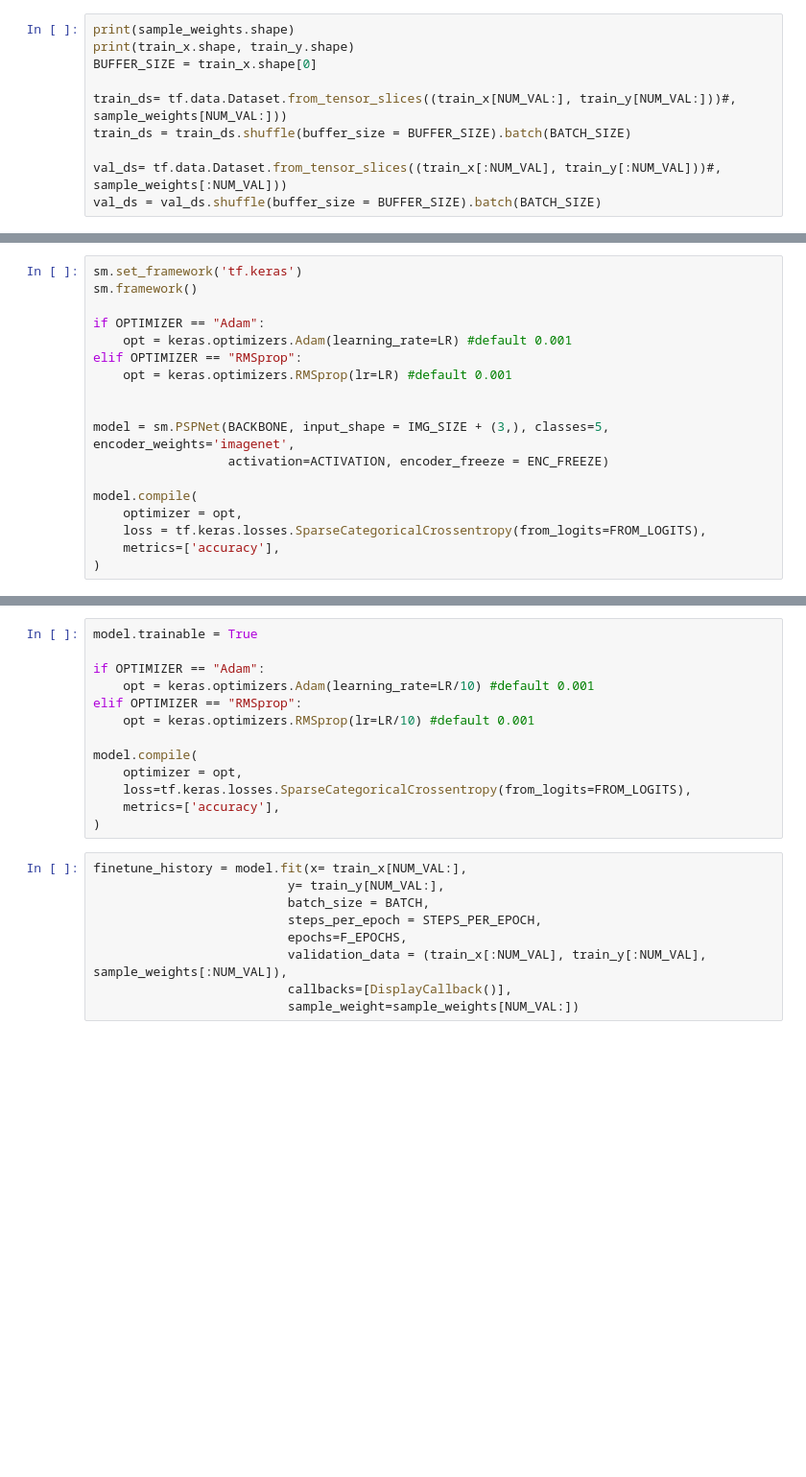
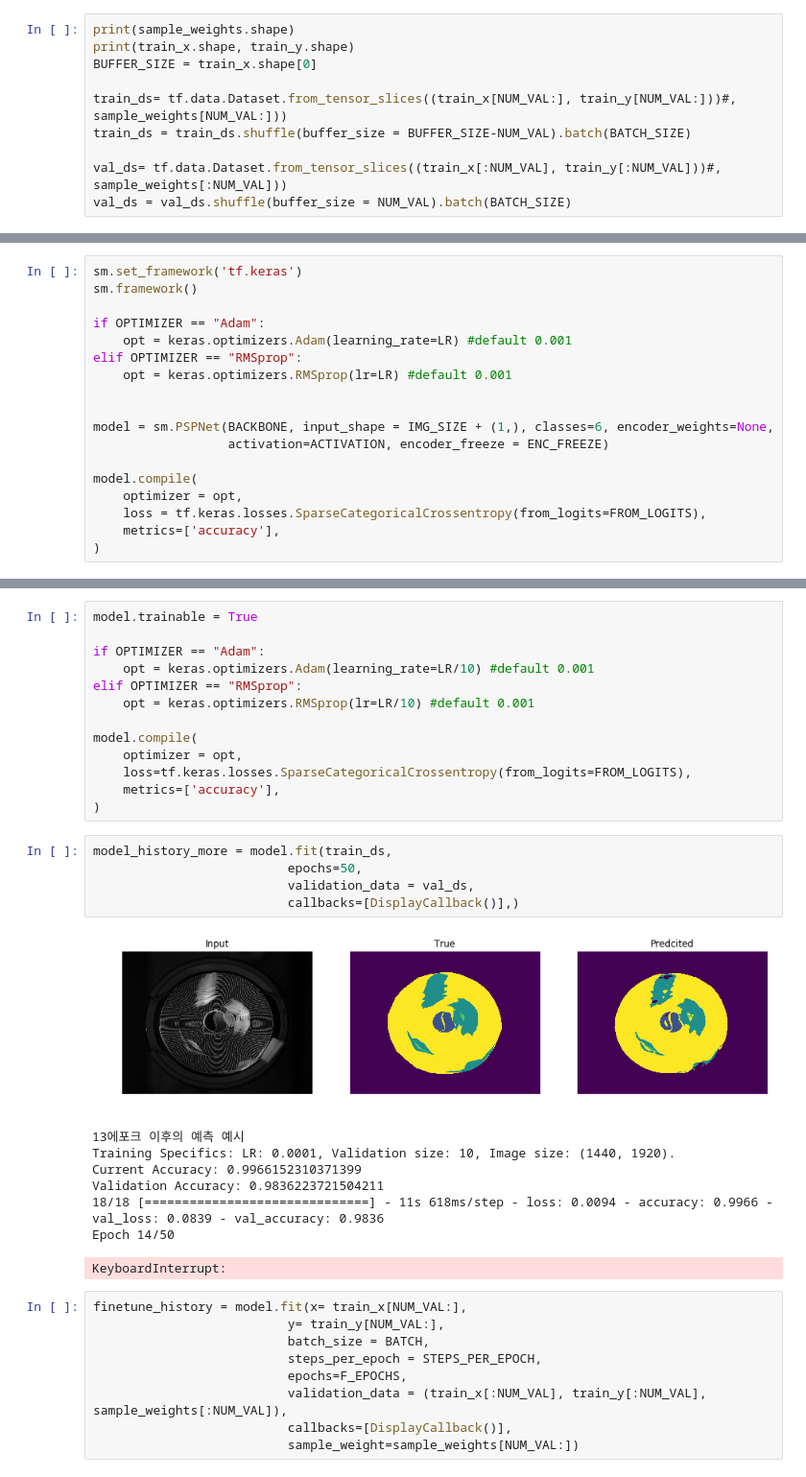
Before and after one commit to jhk0429/Segmentation_project, a Jupyter notebook: train_5class_new.ipynb, the cells around one changed output, grey strips where cells are left out. Shown at 96% size. Cells and saved outputs as stored; diff of their text form; blank space fills up the shorter version.

```diff
--- a/train_5class_new.ipynb
+++ b/train_5class_new.ipynb
@@ -258,8 +268,8 @@ print(train_x.shape, train_y.shape)
 BUFFER_SIZE = train_x.shape[0]
 
 train_ds= tf.data.Dataset.from_tensor_slices((train_x[NUM_VAL:], train_y[NUM_VAL:]))#, sample_weights[NUM_VAL:]))
-train_ds = train_ds.shuffle(buffer_size = BUFFER_SIZE).batch(BATCH_SIZE)
+train_ds = train_ds.shuffle(buffer_size = BUFFER_SIZE-NUM_VAL).batch(BATCH_SIZE)
 
 val_ds= tf.data.Dataset.from_tensor_slices((train_x[:NUM_VAL], train_y[:NUM_VAL]))#, sample_weights[:NUM_VAL]))
-val_ds = val_ds.shuffle(buffer_size = BUFFER_SIZE).batch(BATCH_SIZE)
+val_ds = val_ds.shuffle(buffer_size = NUM_VAL).batch(BATCH_SIZE)
 # %% [output]
@@ -277,7 +287,7 @@ elif OPTIMIZER == "RMSprop":
     opt = keras.optimizers.RMSprop(lr=LR) #default 0.001
 
 
-model = sm.PSPNet(BACKBONE, input_shape = IMG_SIZE + (3,), classes=5, encoder_weights='imagenet',
+model = sm.PSPNet(BACKBONE, input_shape = IMG_SIZE + (1,), classes=6, encoder_weights=None,
                   activation=ACTIVATION, encoder_freeze = ENC_FREEZE)
 
 model.compile(
@@ -411,6 +437,20 @@ model.compile(
     loss=tf.keras.losses.SparseCategoricalCrossentropy(from_logits=FROM_LOGITS),
     metrics=['accuracy'],
 )
+# %%
+model_history_more = model.fit(train_ds,
+                          epochs=50,
+                          validation_data = val_ds,
+                          callbacks=[DisplayCallback()],)
+# %% [output]
+[figure, added]
+13에포크 이후의 예측 예시
+Training Specifics: LR: 0.0001, Validation size: 10, Image size: (1440, 1920).
+Current Accuracy: 0.9966152310371399
+Validation Accuracy: 0.9836223721504211
+18/18 [==============================] - 11s 618ms/step - loss: 0.0094 - accuracy: 0.9966 - val_loss: 0.0839 - val_accuracy: 0.9836
+Epoch 14/50
+KeyboardInterrupt:
 # %%
 finetune_history = model.fit(x= train_x[NUM_VAL:],
                           y= train_y[NUM_VAL:],
```
Also changed, not shown: parts of 19 cells of this notebook.
